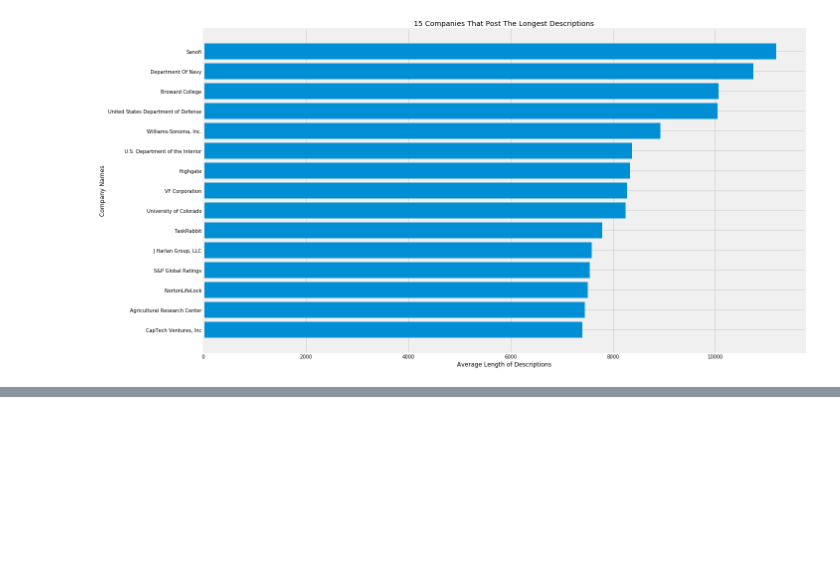
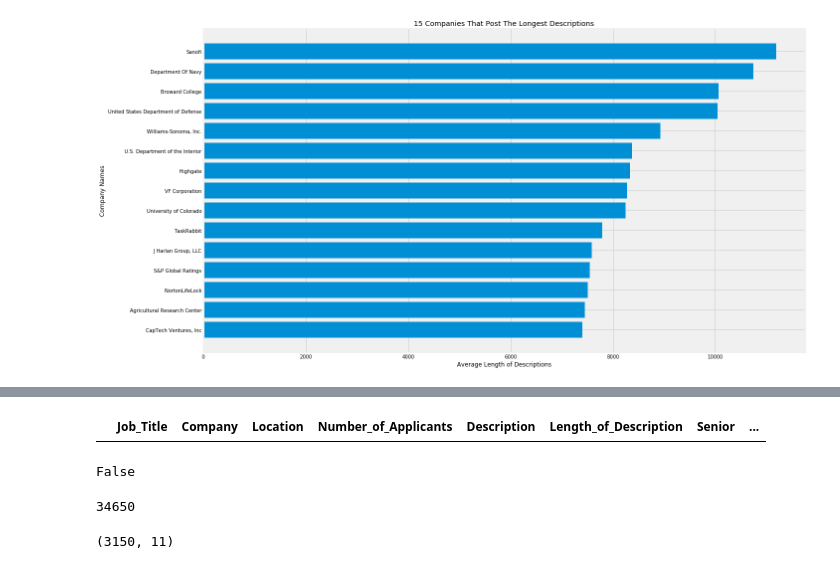
Before and after one commit to Joshmantova/Data_science_job_market_analysis_project, a Jupyter notebook: notebooks/analysis_exploration2.ipynb, the cells around one changed output, grey strips where cells are left out. Drawn from its saved outputs; the diff is of its cells as text; code cells hidden in the pictures; blank space fills up the shorter version.

```diff
--- a/notebooks/analysis_exploration2.ipynb
+++ b/notebooks/analysis_exploration2.ipynb
@@ -494,0 +486,16 @@ df_all
+# %%
+df_all[df_all['Job_Title'].isnull()]
+# %% [output]
+|  | Job_Title | Company | Location | Number_of_Applicants | Description | Length_of_Description | Senior | ... |
+# %%
+df_all.size == df_all.shape[0]
+# %% [output]
+False
+# %%
+df_all.size
+# %% [output]
+34650
+# %%
+df_all.shape
+# %% [output]
+(3150, 11)
```
Also changed, not shown: parts of 1 cell of this notebook, 22 other files.
